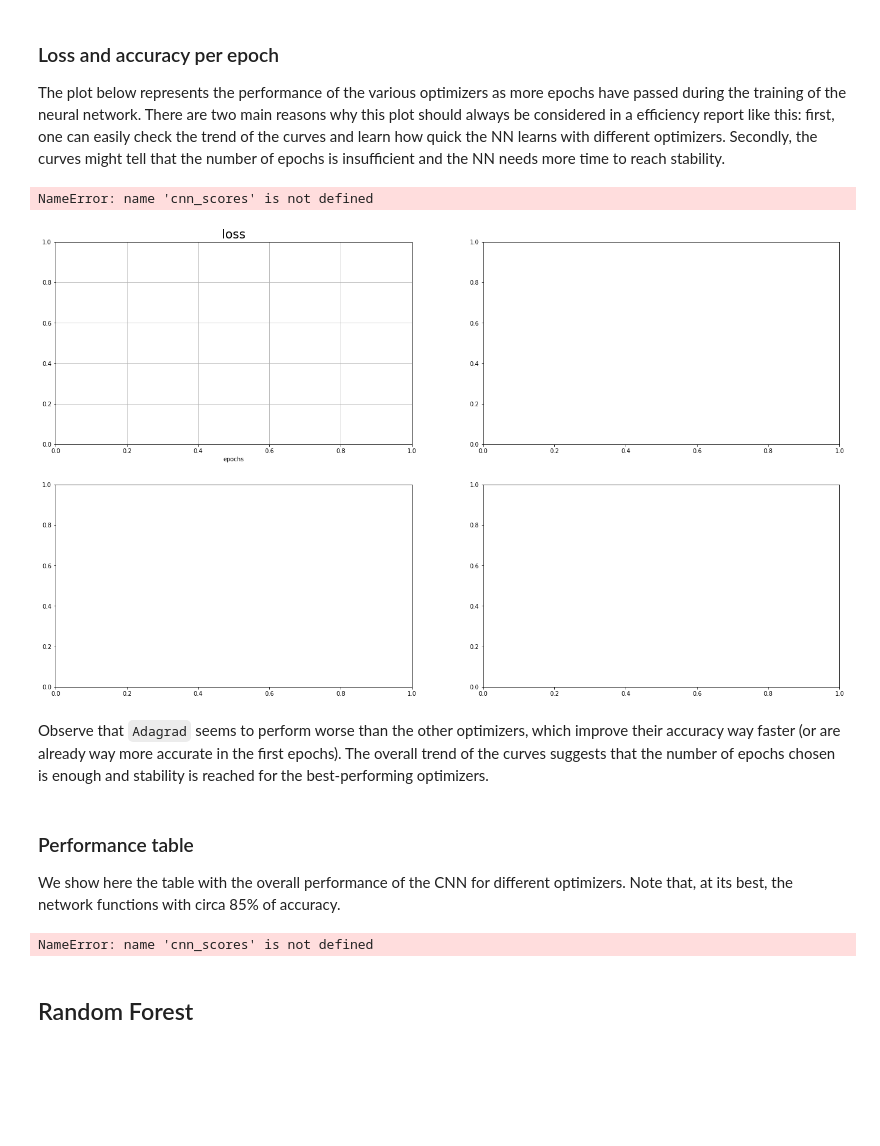
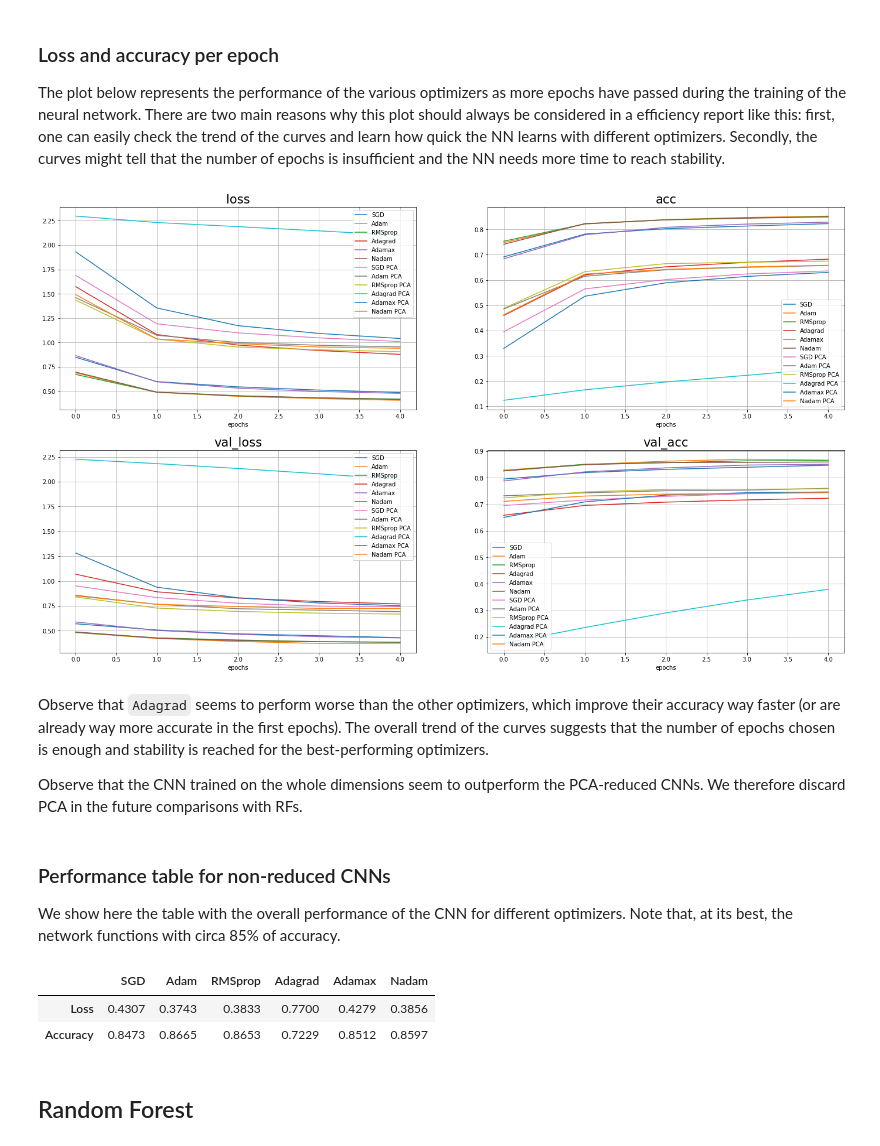
Before and after one commit to VLTSML26/cnn-randomforest, a Jupyter notebook: notebook.ipynb, the cells around one changed output. Saved outputs shown, nothing was run; the diff lists cells and outputs as text; code cells hidden in the pictures; blank space fills up the shorter version.

```diff
--- a/notebook.ipynb
+++ b/notebook.ipynb
@@ -49,3 +50,3 @@ It is quite useful to check the behavior of the network with different optimizer
 # %%
 from tensorflow import keras
-neuralnets = [CNN(keras.datasets.fashion_mnist, config_dict) for config_dict in config_dicts]
+%time neuralnets = [CNN(keras.datasets.fashion_mnist, config_dict) for config_dict in config_dicts]
@@ -53,6 +65,8 @@ neuralnets = [CNN(keras.datasets.fashion_mnist, config_dict) for config_dict in
 With the following line we build, train and test the networks and get their evaluation parameters as a tuple. We refer the user to the documentation of the `evaluate` method for precise indications on how results are stored in the tuple.
 # %%
 cnn_scores = [neuralnet.evaluate() for neuralnet in neuralnets]
+# %%
+cnn_scores_pca = [neuralnet.evaluate() for neuralnet in neuralnets_pca]
 # %% [markdown]
 ### Loss and accuracy per epoch
 
@@ -61,23 +75,28 @@ There are two main reasons why this plot should always be considered in a effici
 # %%
 import matplotlib.pyplot as plt
 indicators = ['loss', 'acc', 'val_loss', 'val_acc']
 fig, axs = plt.subplots(2, 2, figsize=(24,14))
 for ax, indicator in zip(axs.flatten(), indicators):
     ax.set_title(indicator, fontsize=21)
     ax.set_xlabel('epochs')
     ax.grid(True)
     for score in cnn_scores:
         score_dict, _, history = score
         ax.plot(history.history[indicator], label=score_dict['Optimizer'])
         ax.legend()
+    for score in cnn_scores_pca:
+        score_dict, _, history = score
+        ax.plot(history.history[indicator], label=score_dict['Optimizer']+' PCA')
+        ax.legend()
 # %% [output]
-NameError: name 'cnn_scores' is not defined
-[figure, old version]
+[figure, new version]
 # %% [markdown]
 Observe that `Adagrad` seems to perform worse than the other optimizers, which improve their accuracy way faster (or are already way more accurate in the first epochs).
 The overall trend of the curves suggests that the number of epochs chosen is enough and stability is reached for the best-performing optimizers.
+
+Observe that the CNN trained on the whole dimensions seem to outperform the PCA-reduced CNNs. We therefore discard PCA in the future comparisons with RFs.
 # %% [markdown]
-### Performance table
+### Performance table for non-reduced CNNs
 
 We show here the table with the overall performance of the CNN for different optimizers. Note that, at its best, the network functions with circa 85% of accuracy.
 # %%
@@ -90,7 +109,9 @@ for score in cnn_scores:
 aa = pd.concat(cnn_dataframes, axis=1)
 display(aa)
 # %% [output]
-NameError: name 'cnn_scores' is not defined
+|  | SGD | Adam | RMSprop | Adagrad | Adamax | Nadam |
+| Loss | 0.4307 | 0.3743 | 0.3833 | 0.7700 | 0.4279 | 0.3856 |
+| Accuracy | 0.8473 | 0.8665 | 0.8653 | 0.7229 | 0.8512 | 0.8597 |
 # %% [markdown]
 ## Random Forest
 # %% [markdown]
```
Also changed, not shown: parts of 22 cells of this notebook.
